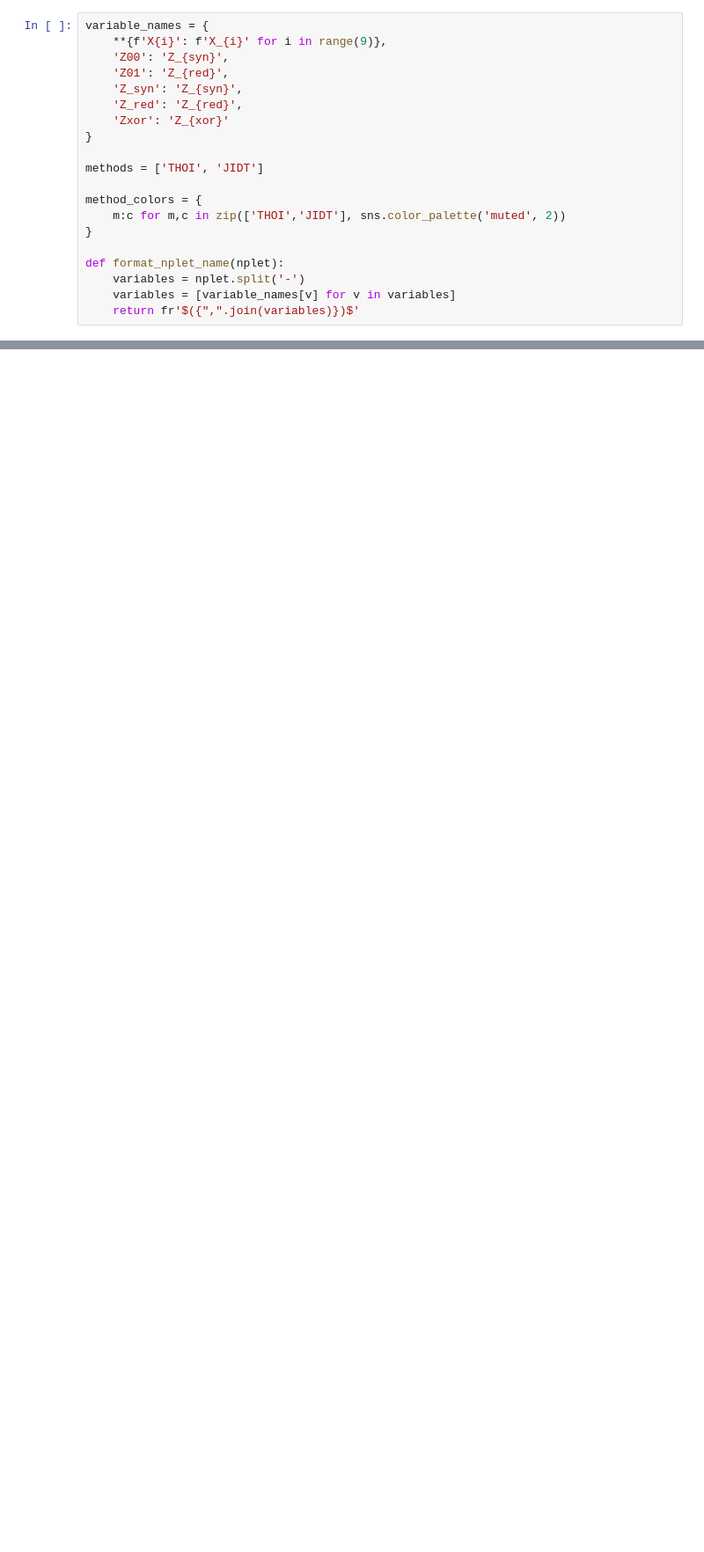
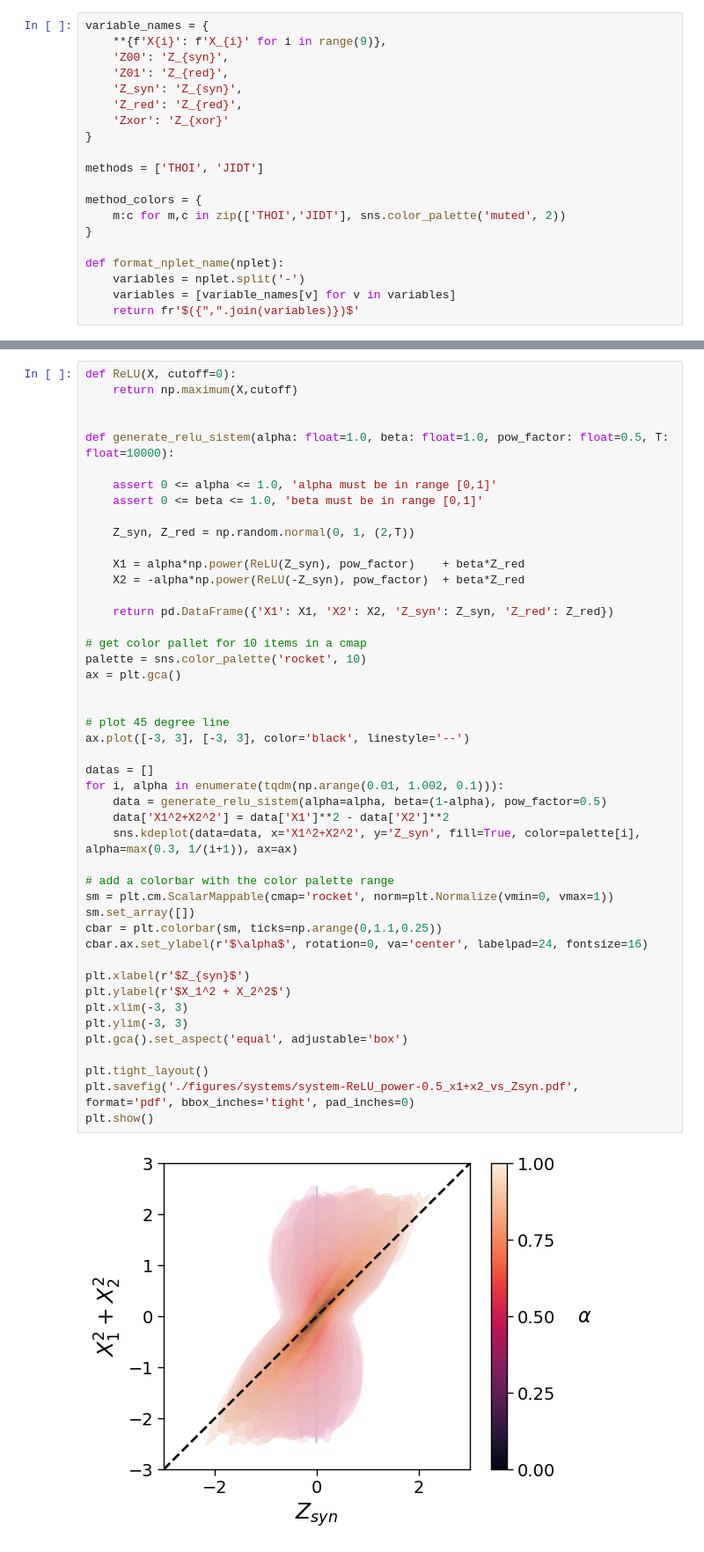
Before and after one commit to Laouen/Oinformation, a Jupyter notebook: analysis/fig4_relu.ipynb, the cells around one changed output, grey strips where cells are left out. Shown at 88% size. Drawn from its saved outputs; the diff is of its cells as text; blank space fills up the shorter version.

```diff
--- a/analysis/fig4_relu.ipynb
+++ b/analysis/fig4_relu.ipynb
@@ -255,0 +141,48 @@ plt.show()
+# %%
+def ReLU(X, cutoff=0):
+    return np.maximum(X,cutoff)
+
+
+def generate_relu_sistem(alpha: float=1.0, beta: float=1.0, pow_factor: float=0.5, T: float=10000):
+
+    assert 0 <= alpha <= 1.0, 'alpha must be in range [0,1]'
+    assert 0 <= beta <= 1.0, 'beta must be in range [0,1]'
+
+    Z_syn, Z_red = np.random.normal(0, 1, (2,T))
+
+    X1 = alpha*np.power(ReLU(Z_syn), pow_factor)    + beta*Z_red
+    X2 = -alpha*np.power(ReLU(-Z_syn), pow_factor)  + beta*Z_red
+
+    return pd.DataFrame({'X1': X1, 'X2': X2, 'Z_syn': Z_syn, 'Z_red': Z_red})
+
+# get color pallet for 10 items in a cmap
+palette = sns.color_palette('rocket', 10)
+ax = plt.gca()
+
+
+# plot 45 degree line
+ax.plot([-3, 3], [-3, 3], color='black', linestyle='--')
+
+datas = []
+for i, alpha in enumerate(tqdm(np.arange(0.01, 1.002, 0.1))):
+    data = generate_relu_sistem(alpha=alpha, beta=(1-alpha), pow_factor=0.5)
+    data['X1^2+X2^2'] = data['X1']**2 - data['X2']**2
+    sns.kdeplot(data=data, x='X1^2+X2^2', y='Z_syn', fill=True, color=palette[i], alpha=max(0.3, 1/(i+1)), ax=ax)
+
+# add a colorbar with the color palette range
+sm = plt.cm.ScalarMappable(cmap='rocket', norm=plt.Normalize(vmin=0, vmax=1))
+sm.set_array([])
+cbar = plt.colorbar(sm, ticks=np.arange(0,1.1,0.25))
+cbar.ax.set_ylabel(r'$\alpha$', rotation=0, va='center', labelpad=24, fontsize=16)
+
+plt.xlabel(r'$Z_{syn}$')
+plt.ylabel(r'$X_1^2 + X_2^2$')
+plt.xlim(-3, 3)
+plt.ylim(-3, 3)
+plt.gca().set_aspect('equal', adjustable='box')
+
+plt.tight_layout()
+plt.savefig('./figures/systems/system-ReLU_power-0.5_x1+x2_vs_Zsyn.pdf', format='pdf', bbox_inches='tight', pad_inches=0)
+plt.show()
+# %% [output]
+[figure, added]
```
Also changed, not shown: parts of 8 cells of this notebook, 46 other files.
